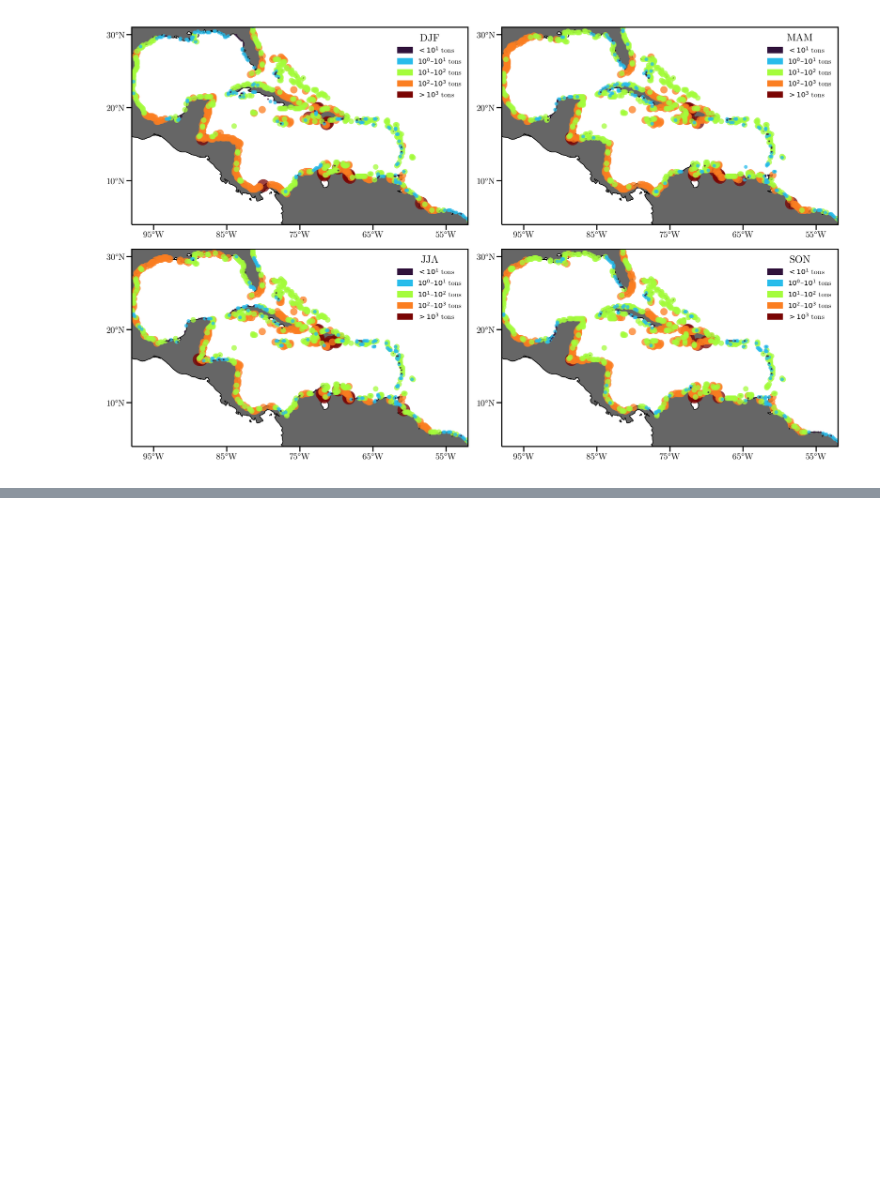
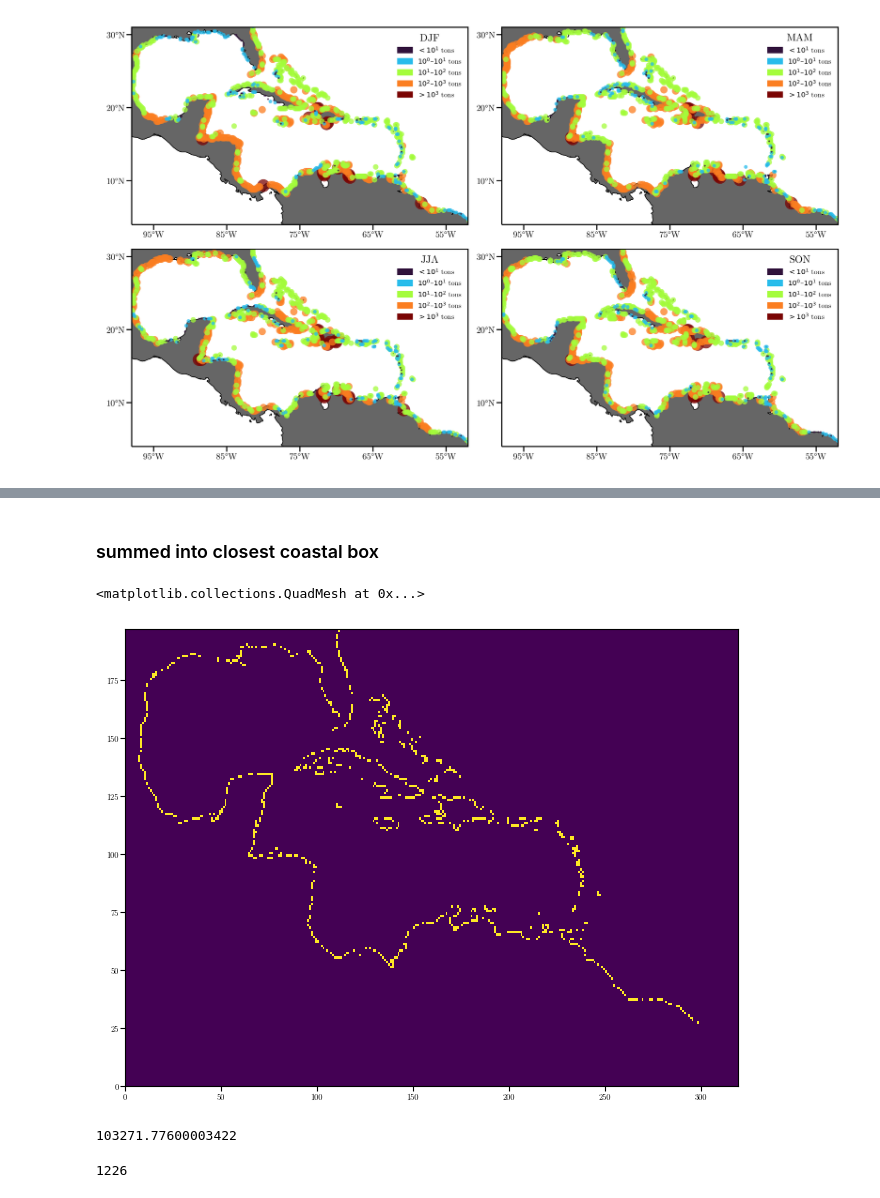
Before and after one commit to philippemiron/marine-litter-caribbean, a Jupyter notebook: notebooks/hotspots.ipynb, the cells around one changed output, grey strips where cells are left out. Drawn from its saved outputs; the diff is of its cells as text; code cells hidden in the pictures; blank space fills up the shorter version.

```diff
--- a/notebooks/hotspots.ipynb
+++ b/notebooks/hotspots.ipynb
@@ -702,0 +870,5 @@ fig.savefig(f'figures/hotspot_seasonality_c3.png', format='png', dpi=600)
+# %%
+ds["beached"] = [
+    ds.release[i] + timedelta(days=int(ds.days.values[i])) for i in range(0, len(ds))
+]
+ds["season"] = [season(d) for d in ds.beached]
@@ -702,0 +886,33 @@ fig.savefig(f'figures/hotspot_seasonality_c3.png', format='png', dpi=600)
+# %% [markdown]
+### summed into closest coastal box
+# %%
+# this is ugly and I'm sure there is a function for this
+# but I could not find quickly and got annoyed
+land_sub = np.zeros((len(plat), len(plon)), dtype="bool")
+for i in range(0, len(plat)):
+    for j in range(0, len(plon)):
+        ri = slice(i * grid_f, (i + 1) * grid_f)
+        rj = slice(j * grid_f, (j + 1) * grid_f)
+        land_sub[i, j] = (
+            True if np.mean(land[ri, rj]) > 0 and np.mean(land[ri, rj]) < 1 else False
+        )
+# %%
+gplon, gplat = np.meshgrid(plon, plat)
+gi, gj = np.where(land_sub)
+land_lon, land_lat = gplon[land_sub], gplat[land_sub]
+# %%
+coastal_beached_mass = np.zeros_like(land_sub, dtype="float")
+
+for i in range(0, len(ds["lon1"])):
+    d = haversine(ds["lon1"][i], ds["lat1"][i], land_lon, land_lat)
+    k = np.argmin(d)  # closest land box
+    coastal_beached_mass[gi[k], gj[k]] += ds["mass1"][i]  # (i,j) -> (gi[k], gj[k])
+# %%
+plt.pcolormesh(coastal_beached_mass > 0)
+# %% [output]
+<matplotlib.collections.QuadMesh at 0x...>
+[figure, added]
+# %%
+np.max(beached_mass)
+# %% [output]
+103271.77600003422
@@ -702,0 +928,4 @@ fig.savefig(f'figures/hotspot_seasonality_c3.png', format='png', dpi=600)
+# %%
+np.sum(colors == 0.5)
+# %% [output]
+1226
```
Also changed, not shown: parts of 52 cells of this notebook, 10 other files.
